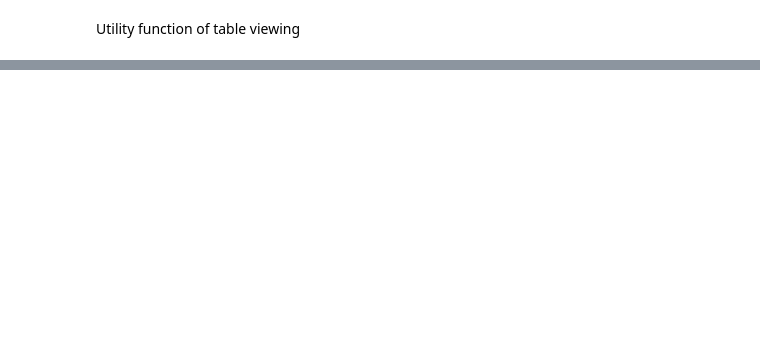
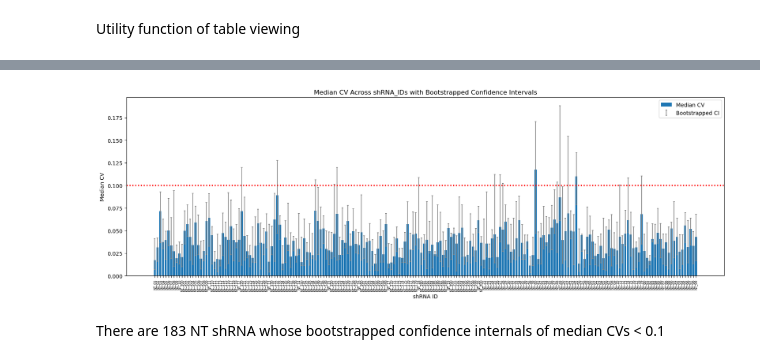
Before and after one commit to bli-rvmd/multi_shrna_barcoding, a Jupyter notebook: code/multi_shrna_screening_ap009.ipynb, the cells around one changed output, grey strips where cells are left out. Cells and saved outputs as stored; diff of their text form; code cells hidden in the pictures; blank space fills up the shorter version.

```diff
--- a/code/multi_shrna_screening_ap009.ipynb
+++ b/code/multi_shrna_screening_ap009.ipynb
@@ -118,0 +411,44 @@ print(df.summary)
+# %%
+# Define function for bootstrapped confidence interval estimation
+def bootstrap_median_ci(data, num_resamples=1000, ci=95):
+    boot_medians = [np.median(np.random.choice(data, size=len(data), replace=True)) for _ in range(num_resamples)]
+    lower_bound = np.percentile(boot_medians, (100 - ci) / 2)
+    upper_bound = np.percentile(boot_medians, 100 - (100 - ci) / 2)
+    return lower_bound, upper_bound
+
+# Compute median and bootstrapped confidence intervals for each shRNA_ID
+df_cv_stats = df_nt_variation.groupby("shRNA_ID")["CV"].agg(
+    Median_CV="median"
+).reset_index()
+
+# Apply bootstrapping for confidence intervals
+df_cv_stats["Lower_CI"], df_cv_stats["Upper_CI"] = zip(*df_nt_variation.groupby("shRNA_ID")["CV"].apply(lambda x: bootstrap_median_ci(x)))
+
+# Calculate error bars (difference between median and lower/upper bounds)
+df_cv_stats["Error_Lower"] = df_cv_stats["Median_CV"] - df_cv_stats["Lower_CI"]
+df_cv_stats["Error_Upper"] = df_cv_stats["Upper_CI"] - df_cv_stats["Median_CV"]
+# %%
+# Create a bar chart with bootstrapped confidence intervals
+plt.figure(figsize=(20, 6))
+
+# Plot bars for Median_CV
+plt.bar(df_cv_stats["shRNA_ID"], df_cv_stats["Median_CV"], label="Median CV")
+
+# Add error bars with small caps at both ends
+plt.errorbar(df_cv_stats["shRNA_ID"], df_cv_stats["Median_CV"],
+             yerr=[df_cv_stats["Error_Lower"], df_cv_stats["Error_Upper"]],
+             fmt='none', ecolor="gray", elinewidth=1.2, capsize=1.5, capthick=1.2, label="Bootstrapped CI")
+plt.axhline(y=0.1, color='red', linestyle='dotted', linewidth=2)
+# Customize the plot
+plt.xticks(rotation=90, fontsize=6)
+plt.xlabel("shRNA ID")
+plt.ylabel("Median CV")
+plt.title("Median CV Across shRNA_IDs with Bootstrapped Confidence Intervals")
+plt.legend()
+
+# Show the plot
+plt.show()
+# %% [output]
+[figure, added]
+# %% [markdown]
+There are 183 NT shRNA whose bootstrapped confidence internals of median CVs < 0.1
```
Also changed, not shown: parts of 60 cells of this notebook, 2 other files.
